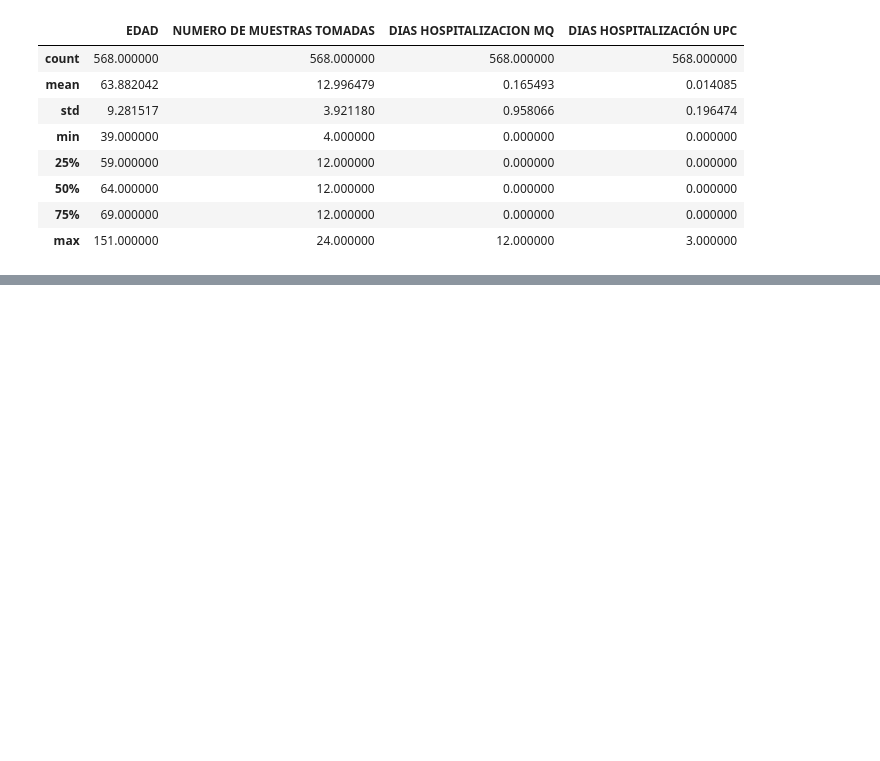
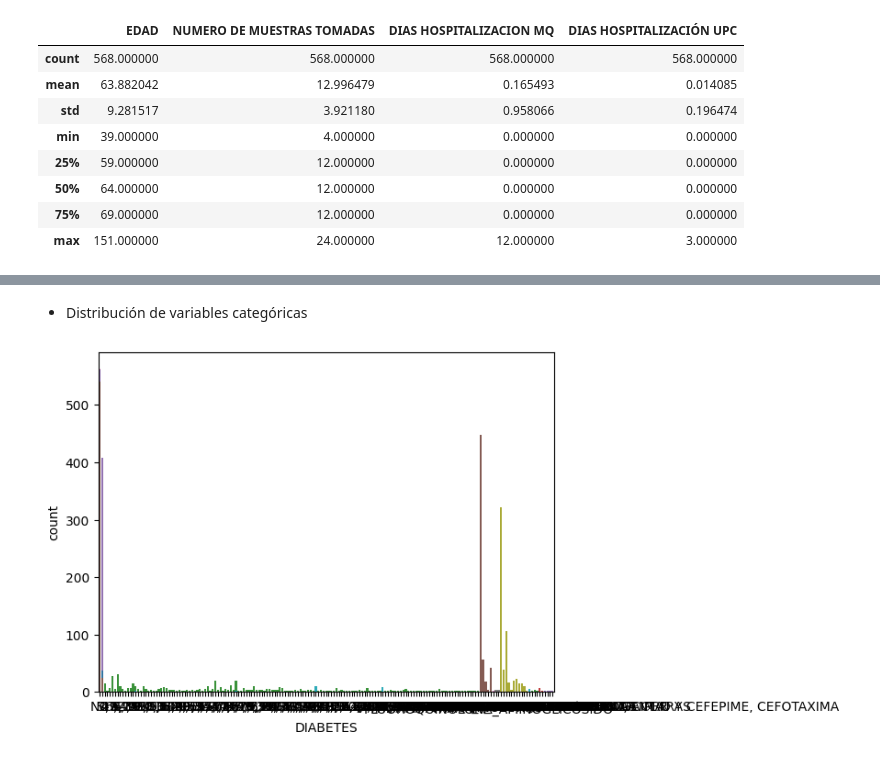
Before and after one commit to SebastianGSVV/Integrador_M6, a Jupyter notebook: Integrador_M6.ipynb, the cells around one changed output, grey strips where cells are left out. Cells and saved outputs as stored; diff of their text form; code cells hidden in the pictures; blank space fills up the shorter version.

```diff
--- a/Integrador_M6.ipynb
+++ b/Integrador_M6.ipynb
@@ -49,0 +70,7 @@ memory usage: 89.2+ KB
+# %% [markdown]
++ Distribución de variables categóricas
+# %%
+for col in df.select_dtypes(include=['object', 'category']):
+    sns.countplot(x=col, data=df)
+# %% [output]
+[figure, added]
```
Also changed, not shown: parts of 5 cells of this notebook.
